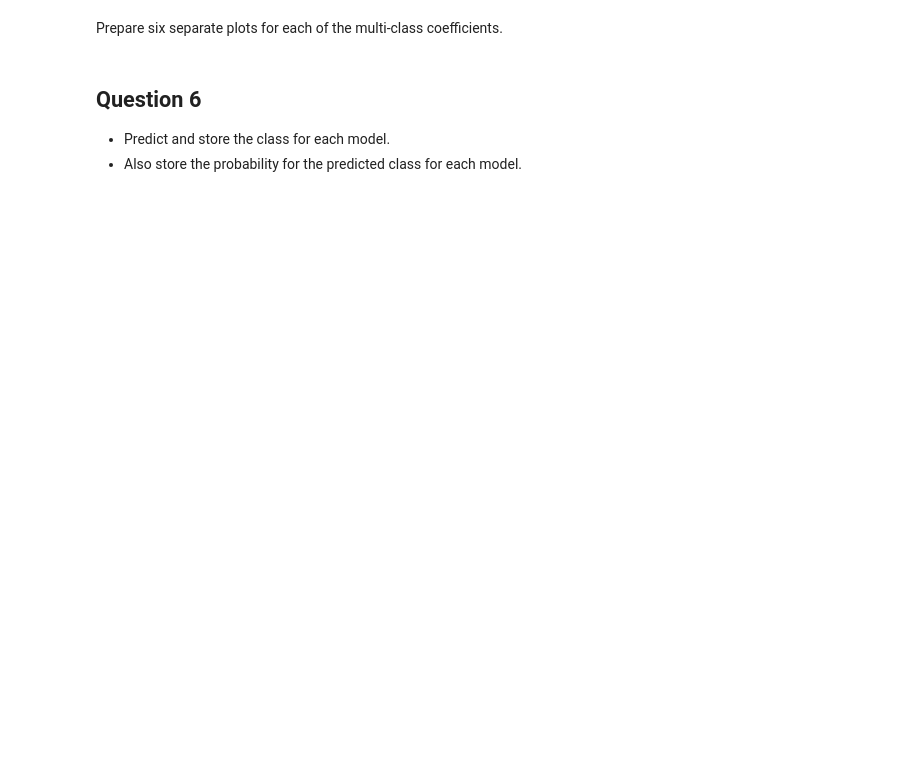
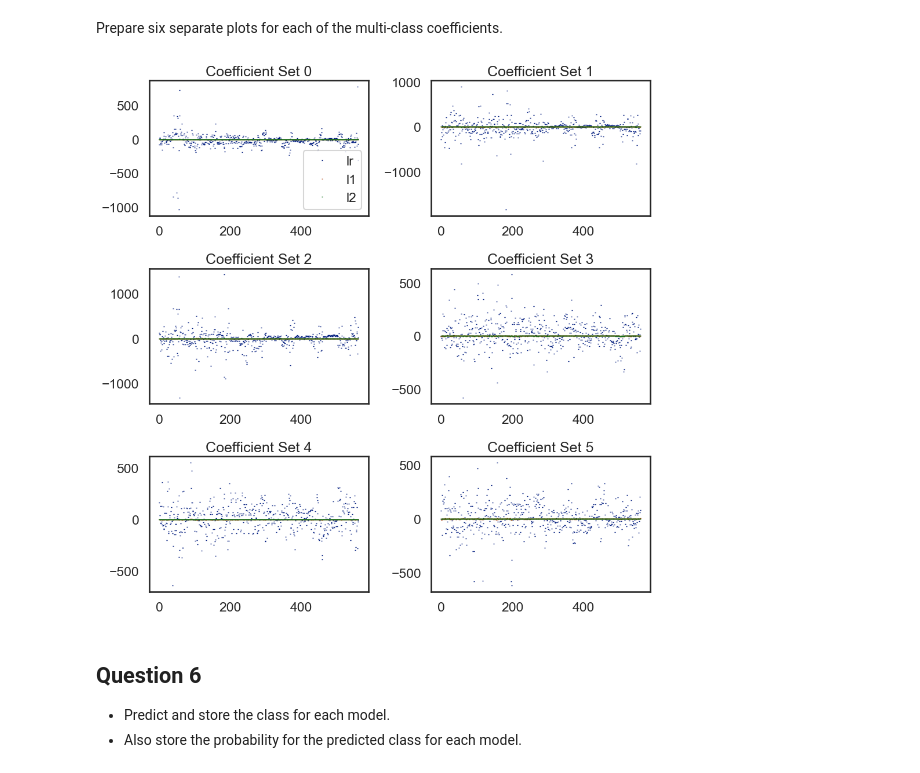
Before and after one commit to anambrito/IC-Inteligencia-Computacional, a Jupyter notebook: Regularização BiasVariância Métrica de Erro/Regressao_Logistica_V2_ava.ipynb, the cells around one changed output. Drawn from its saved outputs; the diff is of its cells as text; code cells hidden in the pictures; blank space fills up the shorter version.

```diff
--- a/Regularização BiasVariância Métrica de Erro/Regressao_Logistica_V2_ava.ipynb
+++ b/Regularização BiasVariância Métrica de Erro/Regressao_Logistica_V2_ava.ipynb
@@ -177,22 +265,24 @@ Prepare six separate plots for each of the multi-class coefficients.
 # %%
 fig, axList = plt.subplots(nrows=3, ncols=2)
 axList = axList.flatten()
 fig.set_size_inches(10,10)
 
 
 for ax in enumerate(axList):
     loc = ax[0]
     ax = ax[1]
 
     data_aux = coefficients.xs(loc, level=1, axis=1)
-    data_aux.plot(marker='o', ls='', ms=2.0, ax=ax, legend=False)
+    data_aux.plot(marker='_', ls='', ms=1.0, ax=ax, legend=False)
 
     if ax is axList[0]:
         ax.legend(loc=4)
 
     ax.set(title='Coefficient Set '+str(loc))
 
 plt.tight_layout()
+# %% [output]
+[figure, added]
 # %% [markdown]
 ## Question 6
 
```
Also changed, not shown: parts of 32 cells of this notebook.
